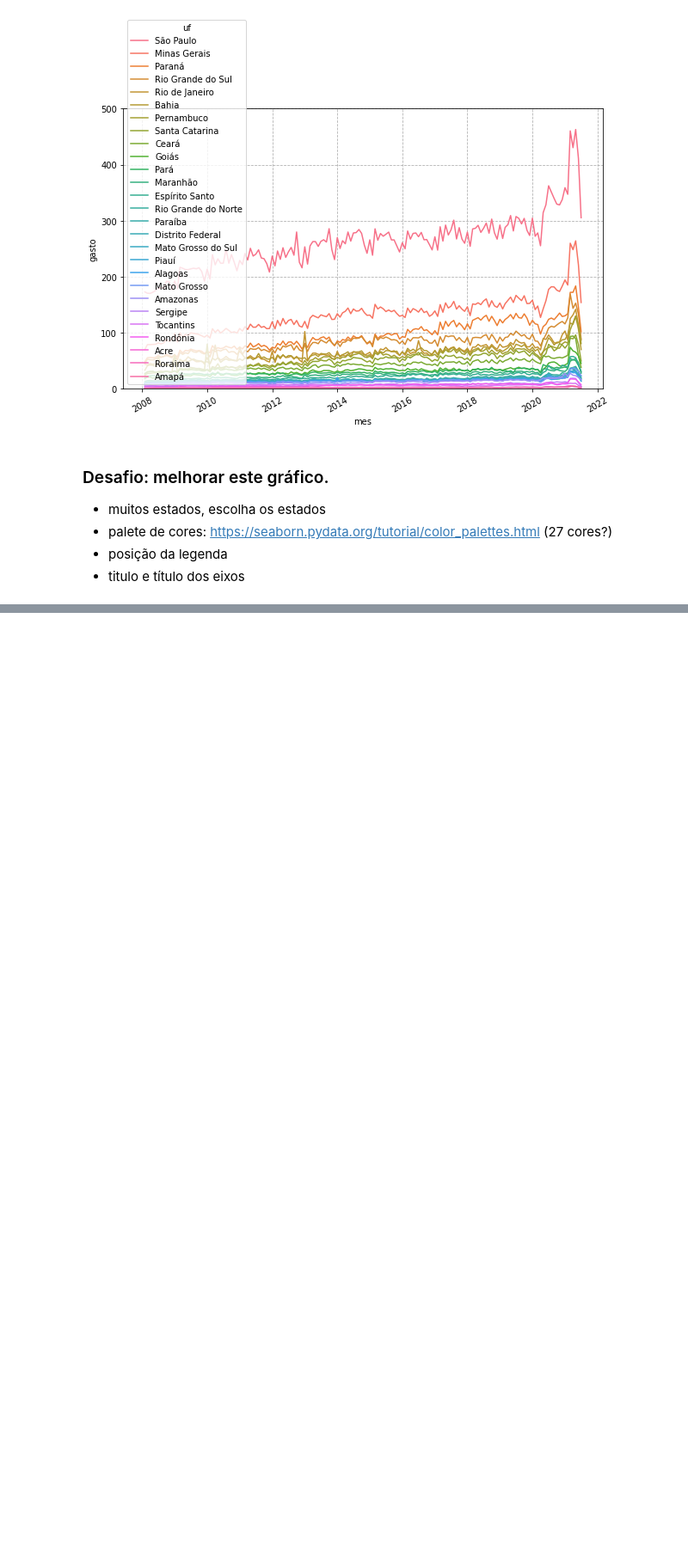
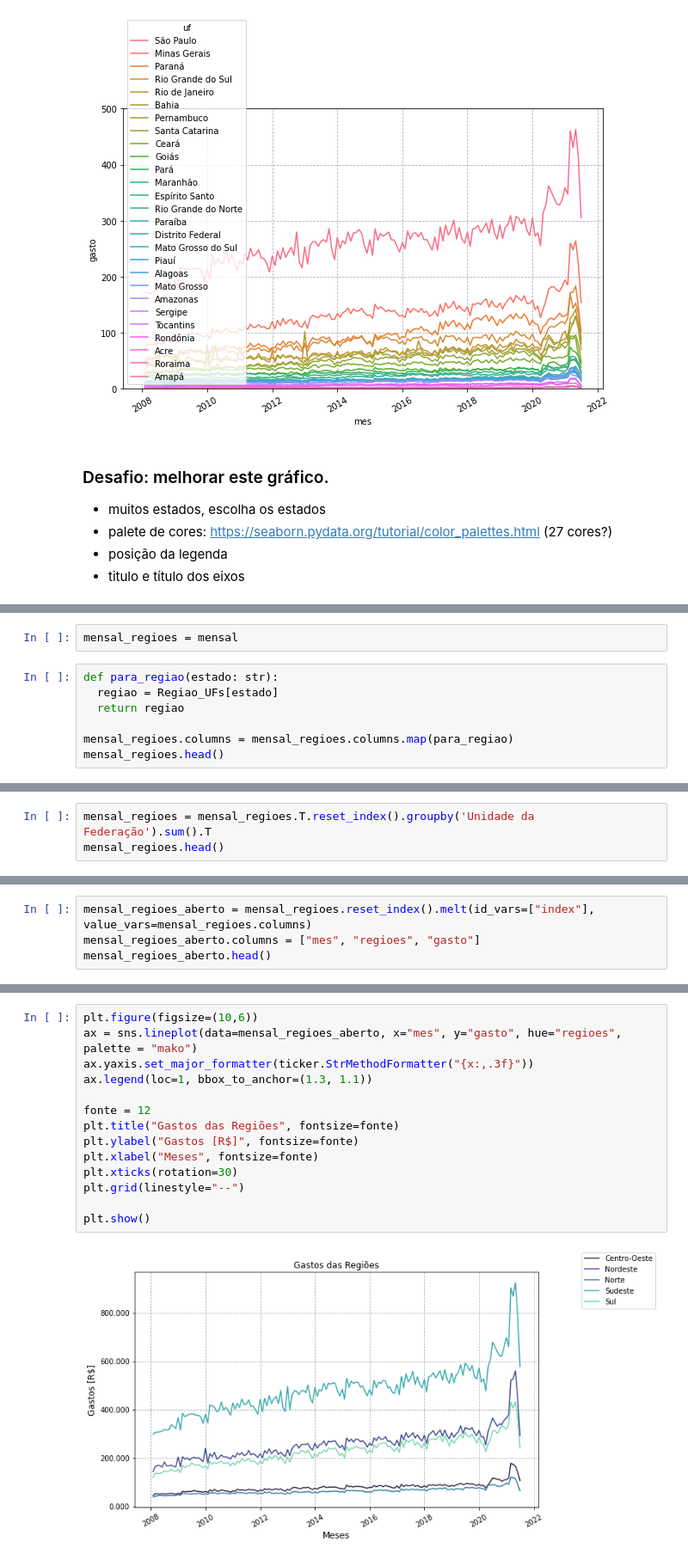
Before and after one commit to VitorFRodrigues/Data-Science-Bootcamp, a Jupyter notebook: Modulo02/Bootcamp_Datascience.ipynb, the cells around one changed output, grey strips where cells are left out. Shown at 86% size. Cells and saved outputs as stored; diff of their text form; blank space fills up the shorter version.

```diff
--- a/Modulo02/Bootcamp_Datascience.ipynb
+++ b/Modulo02/Bootcamp_Datascience.ipynb
@@ -1306,0 +1348,9 @@ plt.show()
+# %%
+mensal_regioes = mensal
+# %%
+def para_regiao(estado: str):
+  regiao = Regiao_UFs[estado]
+  return regiao
+
+mensal_regioes.columns = mensal_regioes.columns.map(para_regiao)
+mensal_regioes.head()
@@ -1306,0 +1364,3 @@ plt.show()
+# %%
+mensal_regioes = mensal_regioes.T.reset_index().groupby('Unidade da Federação').sum().T
+mensal_regioes.head()
@@ -1306,0 +1374,4 @@ plt.show()
+# %%
+mensal_regioes_aberto = mensal_regioes.reset_index().melt(id_vars=["index"], value_vars=mensal_regioes.columns)
+mensal_regioes_aberto.columns = ["mes", "regioes", "gasto"]
+mensal_regioes_aberto.head()
@@ -1306,0 +1385,16 @@ plt.show()
+# %%
+plt.figure(figsize=(10,6))
+ax = sns.lineplot(data=mensal_regioes_aberto, x="mes", y="gasto", hue="regioes", palette = "mako")
+ax.yaxis.set_major_formatter(ticker.StrMethodFormatter("{x:,.3f}"))
+ax.legend(loc=1, bbox_to_anchor=(1.3, 1.1))
+
+fonte = 12
+plt.title("Gastos das Regiões", fontsize=fonte)
+plt.ylabel("Gastos [R$]", fontsize=fonte)
+plt.xlabel("Meses", fontsize=fonte)
+plt.xticks(rotation=30)
+plt.grid(linestyle="--")
+
+plt.show()
+# %% [output]
+[figure, added]
```
Also changed, not shown: parts of 6 cells of this notebook.
